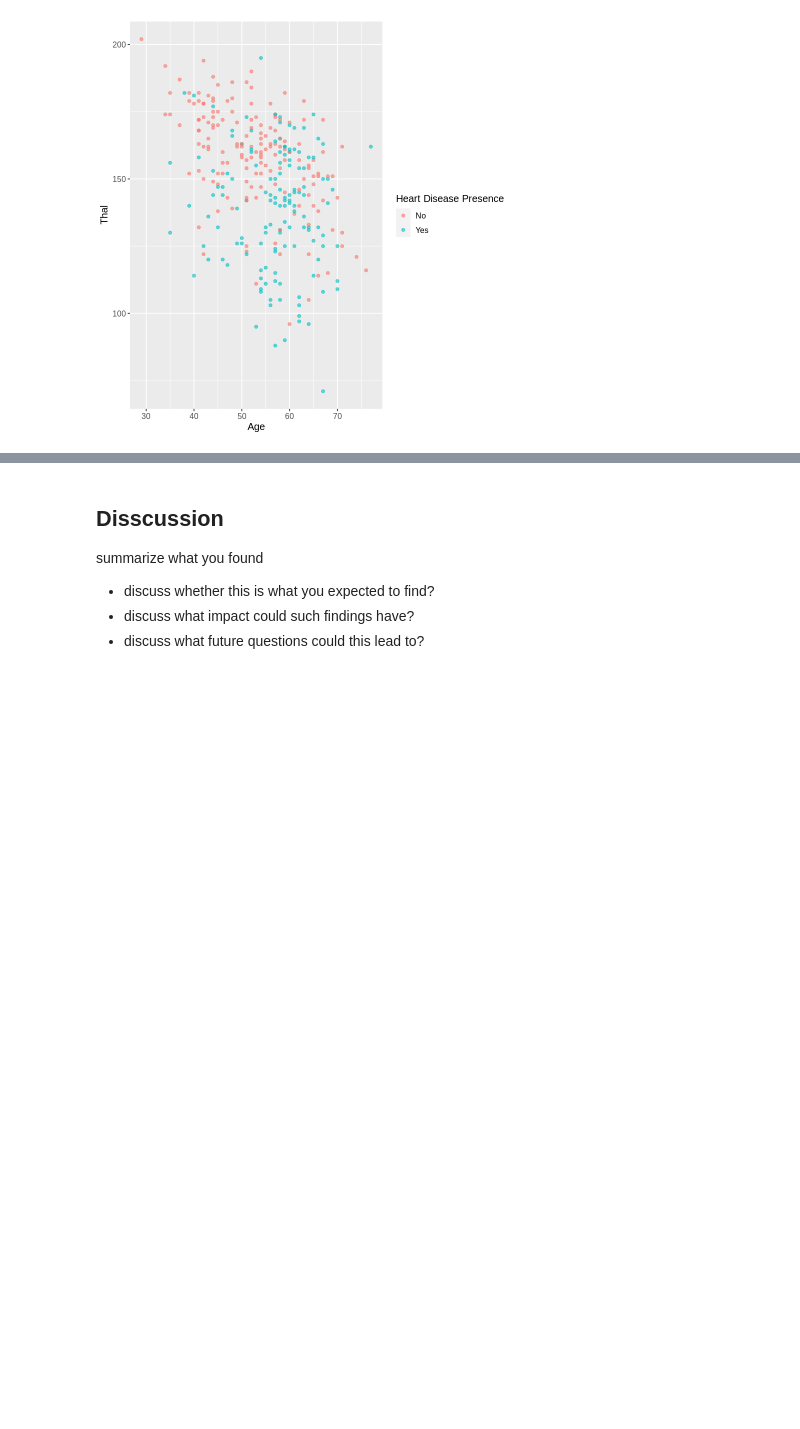
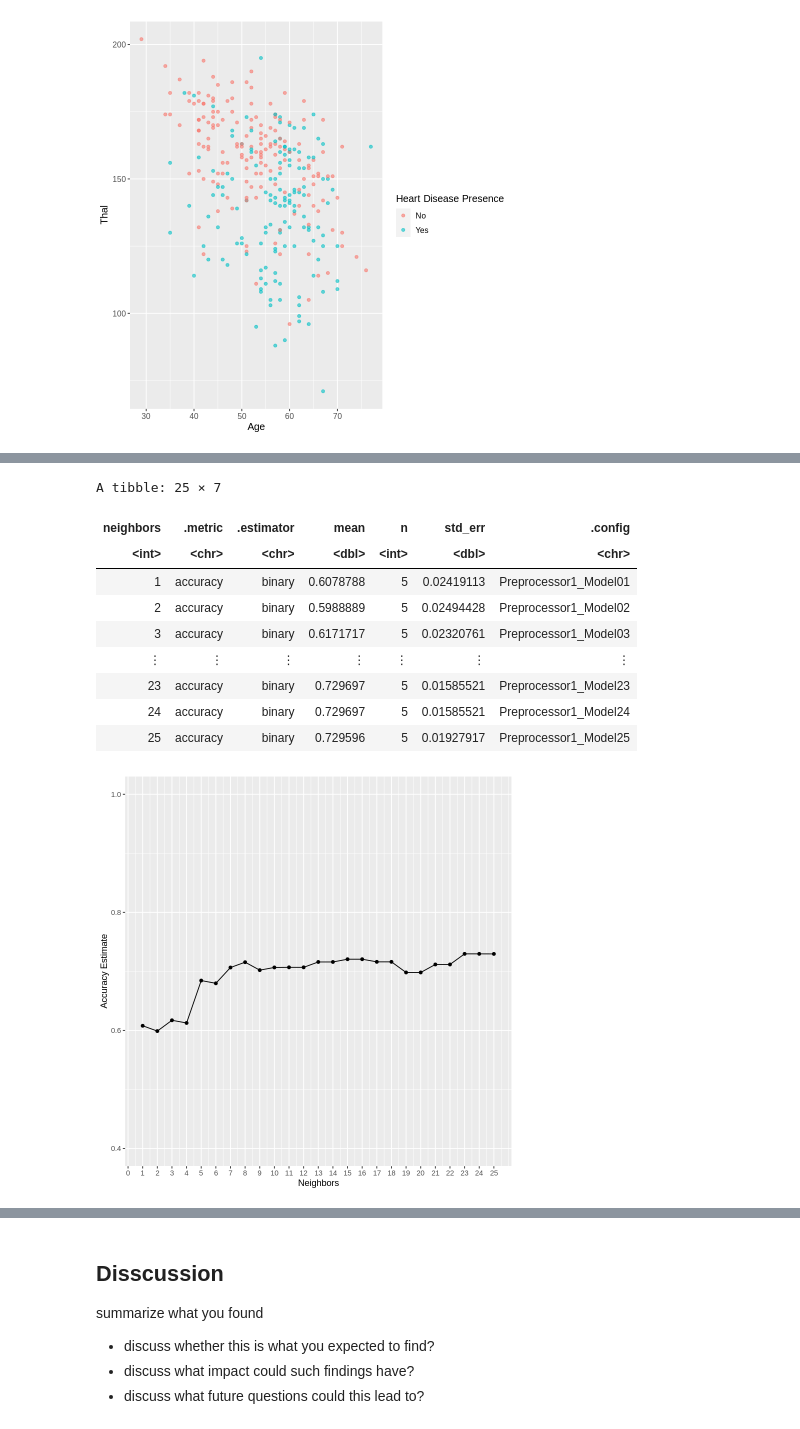
Before and after one commit to acorni02/dsci-100-2022w1-group-4, a Jupyter notebook: group_project_report.ipynb, the cells around one changed output, grey strips where cells are left out. Cells and saved outputs as stored; diff of their text form; code cells hidden in the pictures; blank space fills up the shorter version.

```diff
--- a/group_project_report.ipynb
+++ b/group_project_report.ipynb
@@ -150,9 +150,13 @@ age_thal
 #classifyer
 set.seed(1)
 
-heart_disease_split <- initial_split(heart_disease_data, prop = .75, strata = num)
+heart_disease<-select(heart_disease, age, thalach, heart_disease_presence)
+
+heart_disease_split <- initial_split(heart_disease, prop = .75, strata = heart_disease_presence)
 
 heart_disease_training <- training(heart_disease_split)
 
-heart_disease_testing <- testing(heart_disease_split)trai
+heart_disease_testing <- testing(heart_disease_split)
+
+heart_disease_training
 # %% [output]
@@ -159,0 +173,7 @@ ERROR: Error in set_seed(1234): could not find function "set_seed"
+# %%
+#creating a recipe
+heart_recipe<-recipe(heart_disease_presence~ age + thalach, data=heart_disease_training)|>
+#standardizing the data (scaling and centring)
+step_scale(all_predictors())|>
+step_center(all_predictors())
+heart_recipe
@@ -159,0 +193,43 @@ ERROR: Error in set_seed(1234): could not find function "set_seed"
+# %%
+#??
+knn_spec <- nearest_neighbor(weight_func = "rectangular", neighbors = tune()) |>
+    set_engine("kknn") |>
+    set_mode("classification")
+
+#??
+heart_vfold <- vfold_cv(heart_disease_training, v = 5, strata = heart_disease_presence)
+
+#creates tibble for k values
+possible_k <- tibble(neighbors = seq(from = 1, to = 25))
+
+#?
+knn_results <- workflow() |>
+  add_recipe(heart_recipe) |>
+  add_model(knn_spec) |>
+  tune_grid(resamples = heart_vfold, grid = possible_k) |>
+  collect_metrics()
+#?
+accuracies <- knn_results |>
+  filter(.metric == "accuracy")
+accuracies
+
+#graph results to find the k value that gives the best accuracy
+accuracy_versus_k<-ggplot(accuracies, aes (x=neighbors, y=mean))+
+geom_point()+
+geom_line()+
+labs(x= "Neighbors", y= "Accuracy Estimate")+
+scale_x_continuous(breaks=seq(0,25, by=1))+
+scale_y_continuous(limits=c(0.4, 1.0))
+accuracy_versus_k
+# %% [output]
+A tibble: 25 × 7
+| neighbors | .metric | .estimator | mean | n | std_err | .config |
+| <int> | <chr> | <chr> | <dbl> | <int> | <dbl> | <chr> |
+| 1 | accuracy | binary | 0.6078788 | 5 | 0.02419113 | Preprocessor1_Model01 |
+| 2 | accuracy | binary | 0.5988889 | 5 | 0.02494428 | Preprocessor1_Model02 |
+| 3 | accuracy | binary | 0.6171717 | 5 | 0.02320761 | Preprocessor1_Model03 |
+| ⋮ | ⋮ | ⋮ | ⋮ | ⋮ | ⋮ | ⋮ |
+| 23 | accuracy | binary | 0.729697 | 5 | 0.01585521 | Preprocessor1_Model23 |
+| 24 | accuracy | binary | 0.729697 | 5 | 0.01585521 | Preprocessor1_Model24 |
+| 25 | accuracy | binary | 0.729596 | 5 | 0.01927917 | Preprocessor1_Model25 |
+[figure, added]
```
Also changed, not shown: parts of 4 cells of this notebook.
